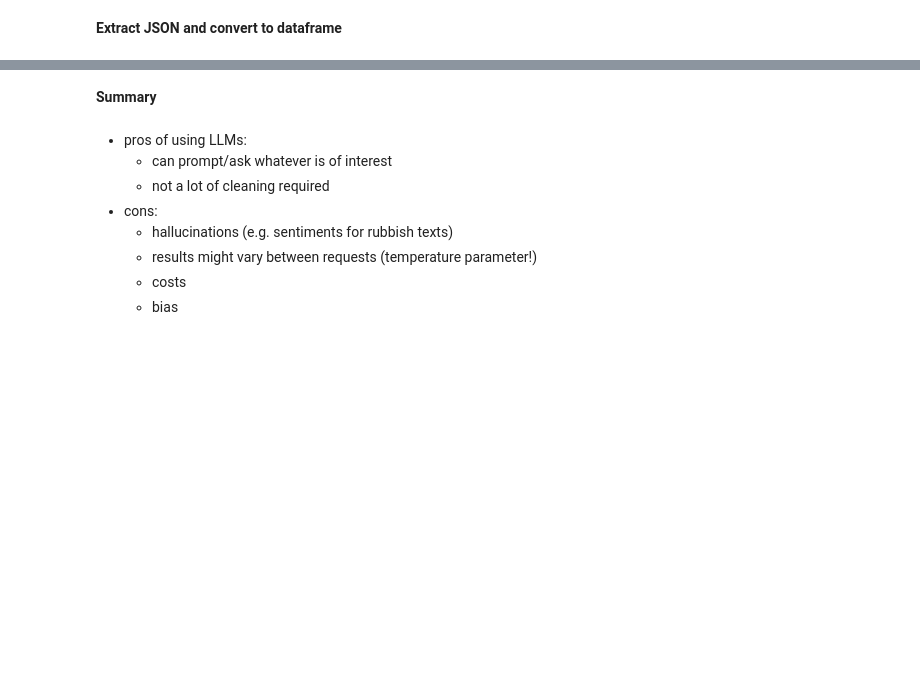
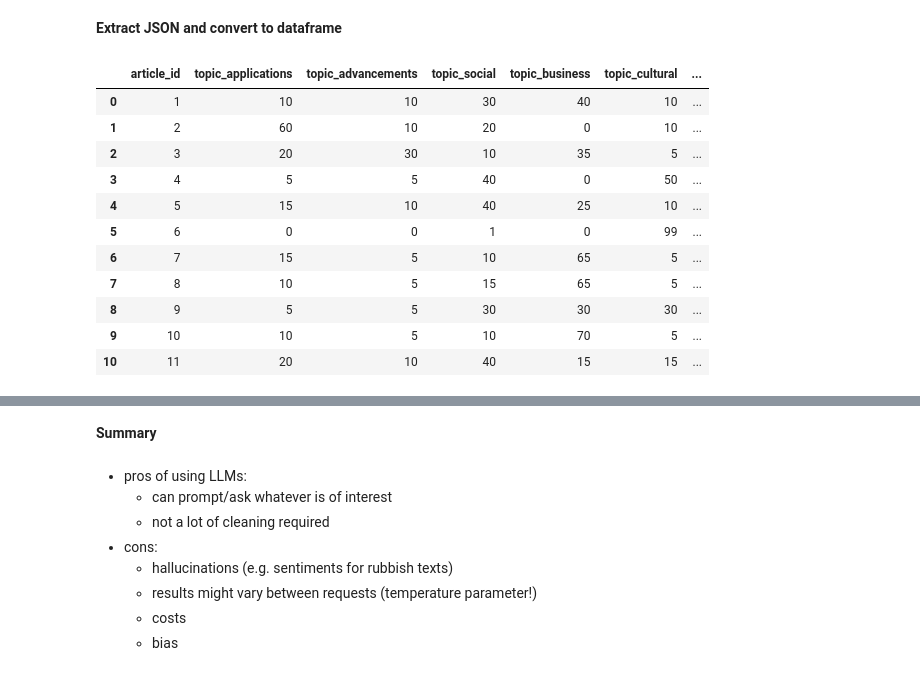
Before and after one commit to rKeller123/Programming-for-Data-Scientists-II, a Jupyter notebook: 1_Tutorials/4_3_Python_Examples_for_using_Gemini_API_to_classify_text.ipynb, the cells around one changed output, grey strips where cells are left out. Saved outputs shown, nothing was run; the diff lists cells and outputs as text; code cells hidden in the pictures; blank space fills up the shorter version.

```diff
--- a/1_Tutorials/4_3_Python_Examples_for_using_Gemini_API_to_classify_text.ipynb
+++ b/1_Tutorials/4_3_Python_Examples_for_using_Gemini_API_to_classify_text.ipynb
@@ -232,16 +340,28 @@ print(response.text[:500])
 # %%
 import json
 
 df = pd.DataFrame(json.loads(response.text))
 
 def truncate_text(s, length=50):
     return s if len(s) <= length else s[:length] + "..."
 
 df["shorttext"] = full_articles["fulltext"].astype(str).apply(lambda x: truncate_text(x, 50))
 #df["originaltext"] = full_articles["fulltext"].values
 
-from google.colab import data_table
-data_table.DataTable(df)
+df
+# %% [output]
+|  | article_id | topic_applications | topic_advancements | topic_social | topic_business | topic_cultural | ... |
+| 0 | 1 | 10 | 10 | 30 | 40 | 10 | ... |
+| 1 | 2 | 60 | 10 | 20 | 0 | 10 | ... |
+| 2 | 3 | 20 | 30 | 10 | 35 | 5 | ... |
+| 3 | 4 | 5 | 5 | 40 | 0 | 50 | ... |
+| 4 | 5 | 15 | 10 | 40 | 25 | 10 | ... |
+| 5 | 6 | 0 | 0 | 1 | 0 | 99 | ... |
+| 6 | 7 | 15 | 5 | 10 | 65 | 5 | ... |
+| 7 | 8 | 10 | 5 | 15 | 65 | 5 | ... |
+| 8 | 9 | 5 | 5 | 30 | 30 | 30 | ... |
+| 9 | 10 | 10 | 5 | 10 | 70 | 5 | ... |
+| 10 | 11 | 20 | 10 | 40 | 15 | 15 | ... |
 # %%
 import textwrap
 print(textwrap.fill(full_articles["fulltext"][4], width=80)) # negative article -> prediction seems pretty good
```
Also changed, not shown: parts of 14 cells of this notebook.
